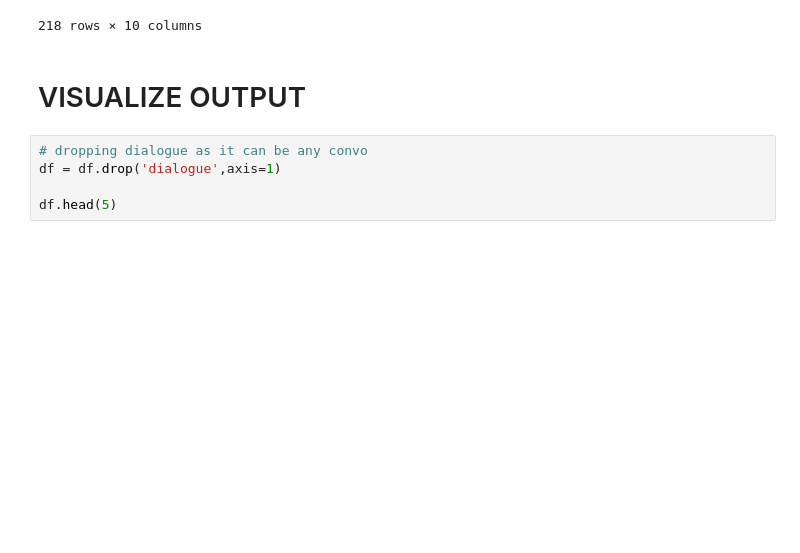
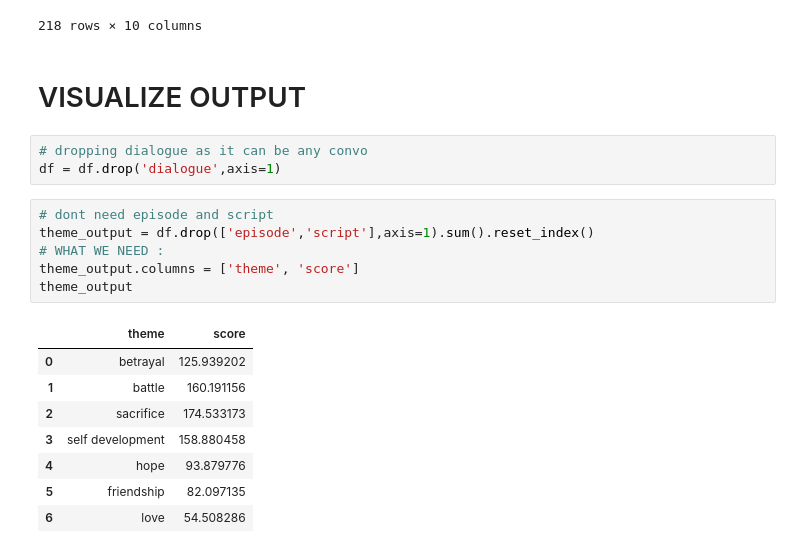
Before and after one commit to pointer2Alvee/llm-tv-series-analysis, a Jupyter notebook: theme_classifier/theme_classification_development.ipynb, the cells around one changed output. Saved outputs shown, nothing was run; the diff lists cells and outputs as text; blank space fills up the shorter version.

```diff
--- a/theme_classifier/theme_classification_development.ipynb
+++ b/theme_classifier/theme_classification_development.ipynb
@@ -320,5 +323,18 @@ df
 # %%
 # dropping dialogue as it can be any convo
 df = df.drop('dialogue',axis=1)
-
-df.head(5)
+# %%
+# dont need episode and script
+theme_output = df.drop(['episode','script'],axis=1).sum().reset_index()
+# WHAT WE NEED :
+theme_output.columns = ['theme', 'score']
+theme_output
+# %% [output]
+|  | theme | score |
+| 0 | betrayal | 125.939202 |
+| 1 | battle | 160.191156 |
+| 2 | sacrifice | 174.533173 |
+| 3 | self development | 158.880458 |
+| 4 | hope | 93.879776 |
+| 5 | friendship | 82.097135 |
+| 6 | love | 54.508286 |
```
Also changed, not shown: parts of 6 cells of this notebook, 3 other files.
